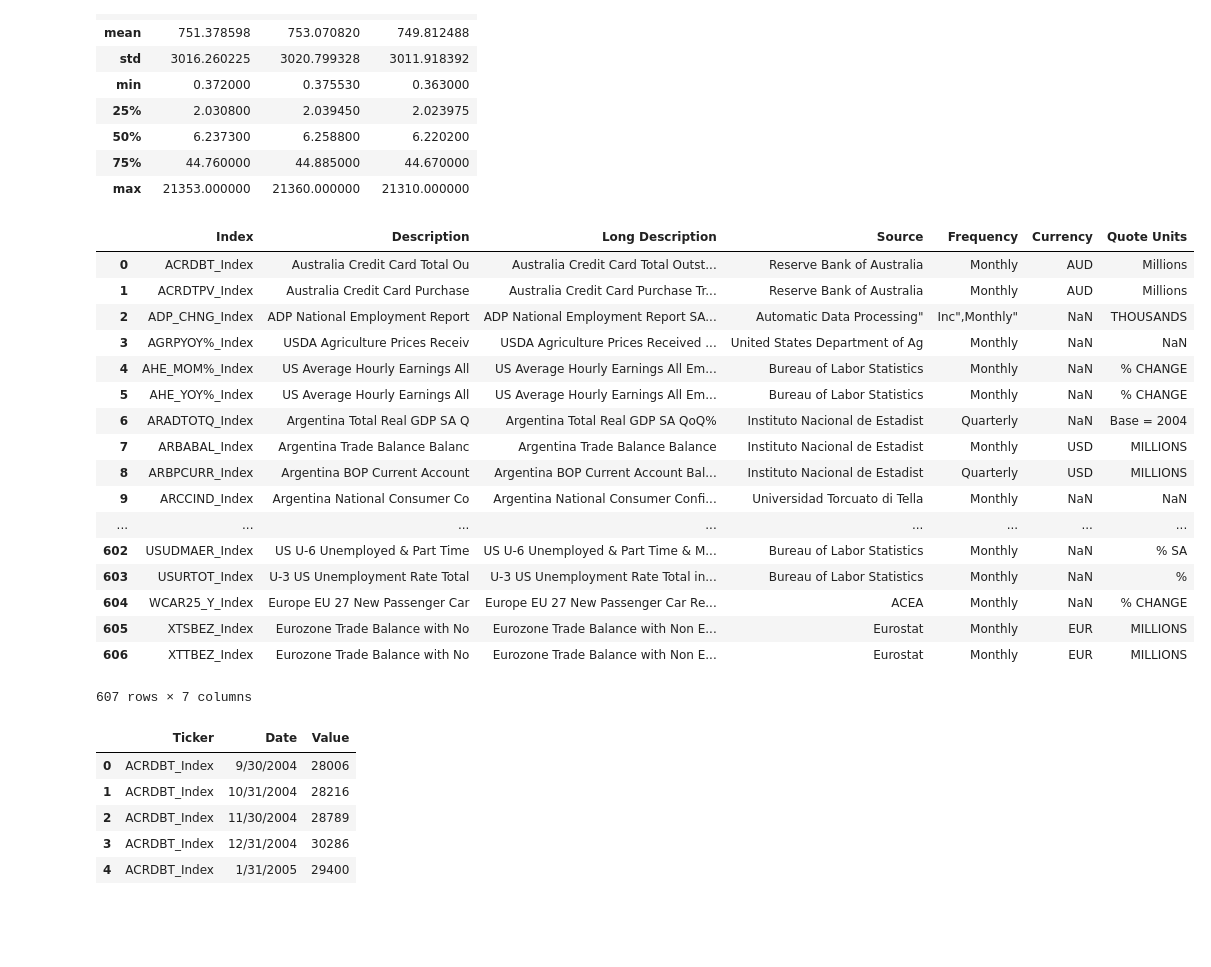
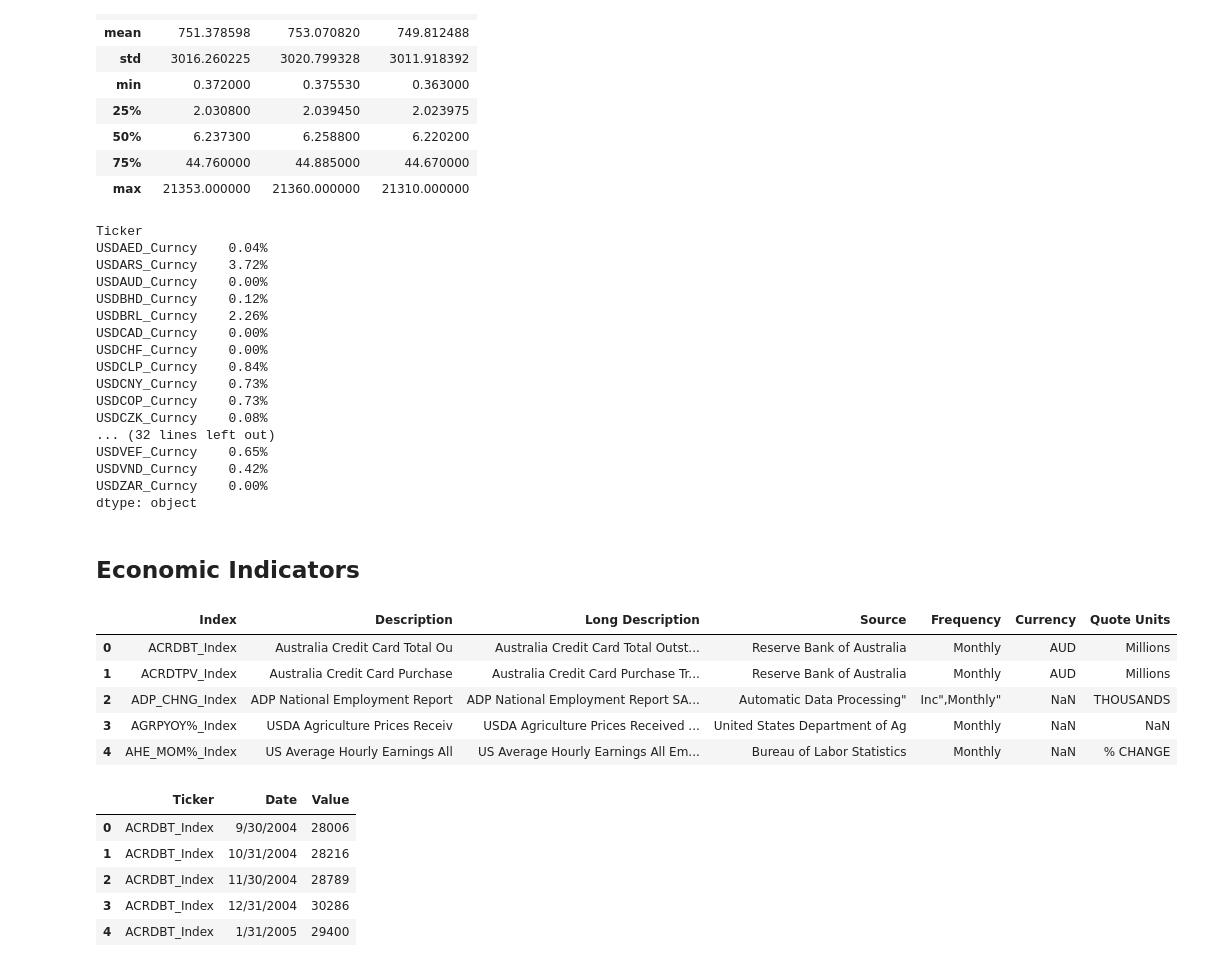
Before and after one commit to mingkaid/instruments-correlation-exploration, a Jupyter notebook: dataset-properties.ipynb, the cells around one changed output. Saved outputs shown, nothing was run; the diff lists cells and outputs as text; code cells hidden in the pictures; blank space fills up the shorter version.

```diff
--- a/dataset-properties.ipynb
+++ b/dataset-properties.ipynb
@@ -90,31 +124,43 @@ currencies_data.describe()
 | 50% | 6.237300 | 6.258800 | 6.220200 |
 | 75% | 44.760000 | 44.885000 | 44.670000 |
 | max | 21353.000000 | 21360.000000 | 21310.000000 |
+# %%
+# Check for Sparsity: percentage of empty values
+time_series_by_currency = currencies_data.groupby(['Date', 'Ticker']).Open.mean().unstack()
+time_series_by_currency.apply(blank_cell_percentage)
+# %% [output]
+Ticker
+USDAED_Curncy    0.04%
+USDARS_Curncy    3.72%
+USDAUD_Curncy    0.00%
+USDBHD_Curncy    0.12%
+USDBRL_Curncy    2.26%
+USDCAD_Curncy    0.00%
+USDCHF_Curncy    0.00%
+USDCLP_Curncy    0.84%
+USDCNY_Curncy    0.73%
+USDCOP_Curncy    0.73%
+USDCZK_Curncy    0.08%
+... (32 lines left out)
+USDVEF_Curncy    0.65%
+USDVND_Curncy    0.42%
+USDZAR_Curncy    0.00%
+dtype: object
+# %% [markdown]
+## Economic Indicators
 # %%
 # Economic Indicators
 econ_ind_metadata = pd.read_csv('Economic_Indicators_metadata.csv')
 econ_ind_data = pd.read_csv('Economic_Indicators_data_new.csv')
 # %%
-econ_ind_metadata
+econ_ind_metadata.head()
 # %% [output]
 |  | Index | Description | Long Description | Source | Frequency | Currency | Quote Units |
 | 0 | ACRDBT_Index | Australia Credit Card Total Ou | Australia Credit Card Total Outst... | Reserve Bank of Australia | Monthly | AUD | Millions |
 | 1 | ACRDTPV_Index | Australia Credit Card Purchase | Australia Credit Card Purchase Tr... | Reserve Bank of Australia | Monthly | AUD | Millions |
 | 2 | ADP_CHNG_Index | ADP National Employment Report | ADP National Employment Report SA... | Automatic Data Processing" | Inc",Monthly" | NaN | THOUSANDS |
 | 3 | AGRPYOY%_Index | USDA Agriculture Prices Receiv | USDA Agriculture Prices Received ... | United States Department of Ag | Monthly | NaN | NaN |
 | 4 | AHE_MOM%_Index | US Average Hourly Earnings All | US Average Hourly Earnings All Em... | Bureau of Labor Statistics | Monthly | NaN | % CHANGE |
-| 5 | AHE_YOY%_Index | US Average Hourly Earnings All | US Average Hourly Earnings All Em... | Bureau of Labor Statistics | Monthly | NaN | % CHANGE |
-| 6 | ARADTOTQ_Index | Argentina Total Real GDP SA Q | Argentina Total Real GDP SA QoQ% | Instituto Nacional de Estadist | Quarterly | NaN | Base = 2004 |
-| 7 | ARBABAL_Index | Argentina Trade Balance Balanc | Argentina Trade Balance Balance | Instituto Nacional de Estadist | Monthly | USD | MILLIONS |
-| 8 | ARBPCURR_Index | Argentina BOP Current Account | Argentina BOP Current Account Bal... | Instituto Nacional de Estadist | Quarterly | USD | MILLIONS |
-| 9 | ARCCIND_Index | Argentina National Consumer Co | Argentina National Consumer Confi... | Universidad Torcuato di Tella | Monthly | NaN | NaN |
-| ... | ... | ... | ... | ... | ... | ... | ... |
-| 602 | USUDMAER_Index | US U-6 Unemployed & Part Time | US U-6 Unemployed & Part Time & M... | Bureau of Labor Statistics | Monthly | NaN | % SA |
-| 603 | USURTOT_Index | U-3 US Unemployment Rate Total | U-3 US Unemployment Rate Total in... | Bureau of Labor Statistics | Monthly | NaN | % |
-| 604 | WCAR25_Y_Index | Europe EU 27 New Passenger Car | Europe EU 27 New Passenger Car Re... | ACEA | Monthly | NaN | % CHANGE |
-| 605 | XTSBEZ_Index | Eurozone Trade Balance with No | Eurozone Trade Balance with Non E... | Eurostat | Monthly | EUR | MILLIONS |
-| 606 | XTTBEZ_Index | Eurozone Trade Balance with No | Eurozone Trade Balance with Non E... | Eurostat | Monthly | EUR | MILLIONS |
-607 rows × 7 columns
 # %%
 econ_ind_data.head()
 # %% [output]
```
Also changed, not shown: parts of 9 cells of this notebook, 1 other file.
